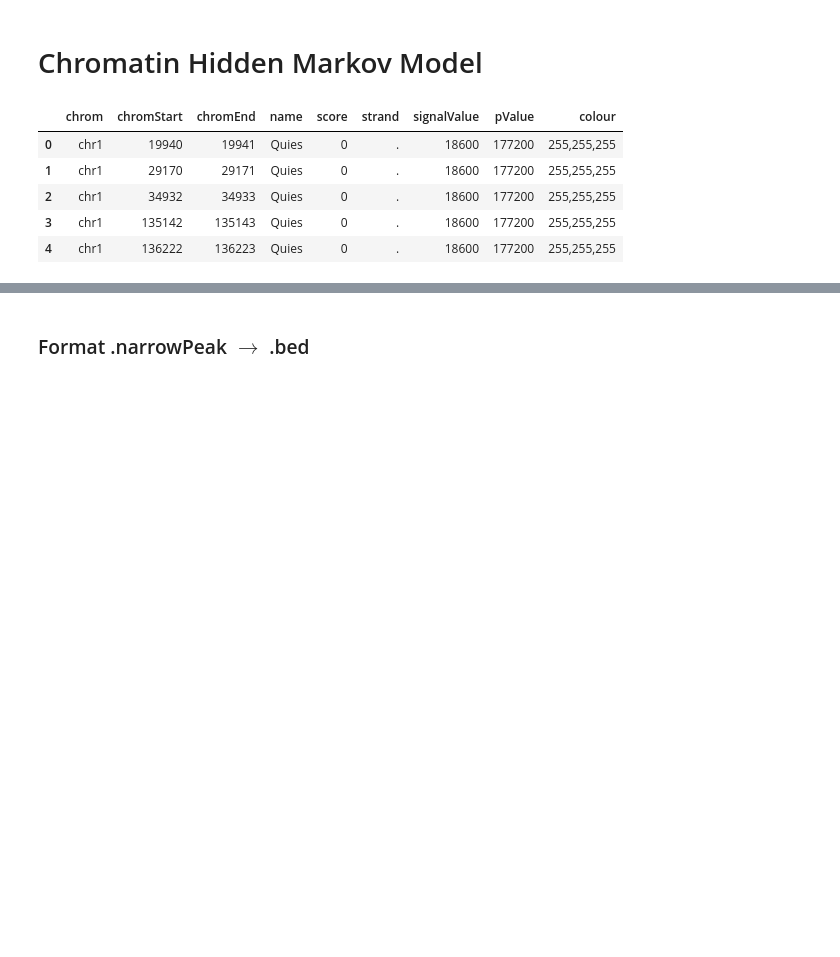
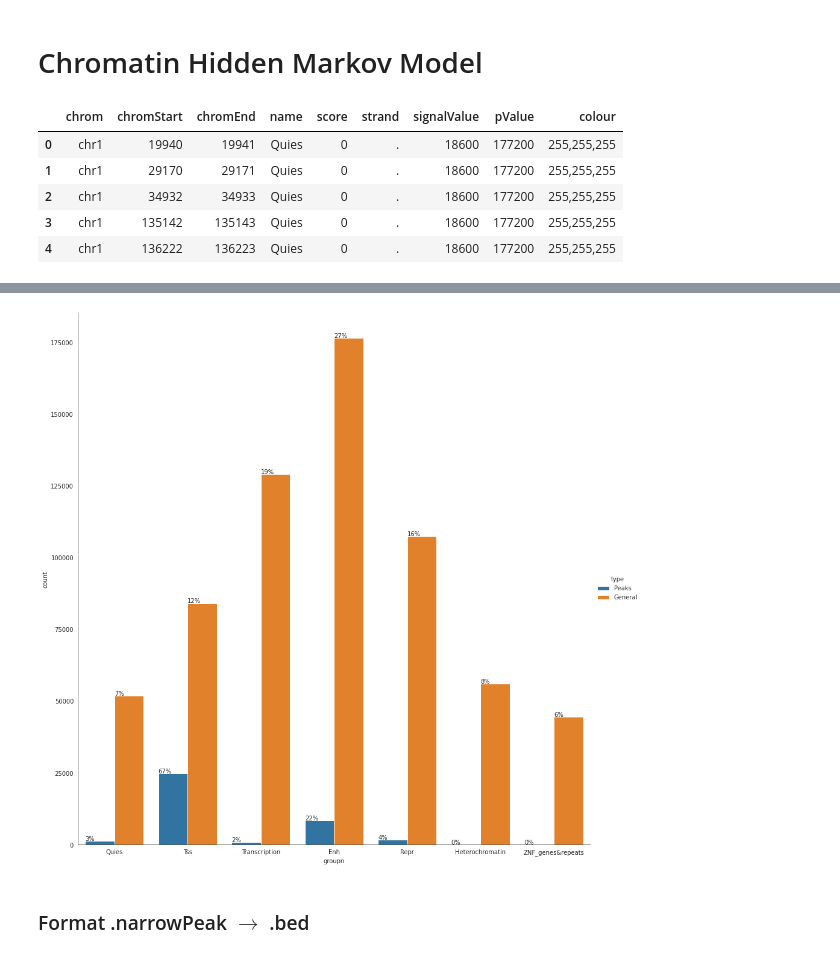
Before and after one commit to vessemer/BCG, a Jupyter notebook: IPython/ChIP.ipynb, the cells around one changed output, grey strips where cells are left out. Drawn from its saved outputs; the diff is of its cells as text; code cells hidden in the pictures; blank space fills up the shorter version.

```diff
--- a/IPython/ChIP.ipynb
+++ b/IPython/ChIP.ipynb
@@ -429,3 +397,46 @@ plt.hist((intersected.chromStart + intersected.peak)[intersected.chrom == 'chr1'
+# %%
+name_map = {
+    'TssA': 'Tss',
+    'TssFlnk': 'Tss',
+    'EnhWk': 'Enh',
+    'TssFlnkD': 'Tss',
+    'EnhA1': 'Enh',
+    'TssFlnkU': 'Tss',
+    'TssBiv': 'Tss',
+    'Quies': 'Quies',
+    'EnhBiv': 'Enh',
+    'ReprPCWk': 'Repr',
+    'ReprPC': 'Repr',
+    'TxWk': 'Transcription',
+    'EnhG2': 'Enh',
+    'EnhA2': 'Enh',
+    'EnhG1': 'Enh',
+    'Tx': 'Transcription',
+    'Het': 'Heterochromatin',
+    'ZNF/Rpts': 'ZNF_genes&repeats',
+}
+# %%
+ch_hmm['type'] = 'Peaks'
+general_hmm['type'] = 'General'
+tmp = pd.concat([ch_hmm, general_hmm])
+tmp['groupn'] = tmp.name.apply(lambda x: name_map[x])
+
+class_order = tmp.groupn.unique().tolist()
+hue_order = tmp.type.unique().tolist()
+bar_order = product(hue_order, class_order)
+catp = sns.catplot(
+    data=tmp, kind="count", x="groupn", hue="type",
+    order=class_order, hue_order=hue_order, height=13)
+
+spots = zip(catp.ax.patches, bar_order)
+for spot in spots:
+    freq = len(tmp[(tmp['groupn']==spot[1][1]) &
+        (tmp['type']==spot[1][0])]) / (tmp['type']==spot[1][0]).sum()
+    height = spot[0].get_height()
+    catp.ax.text(spot[0].get_x(), height+200, '{}%'.format(int(freq * 100)))
+plt.savefig(config.PATHS.ASSETS/'HMM_groupped.png')
+# %% [output]
+[figure, added]
 # %% [markdown]
 ### Format .narrowPeak $\rightarrow$ .bed
 # %%
```
Also changed, not shown: parts of 25 cells of this notebook.
